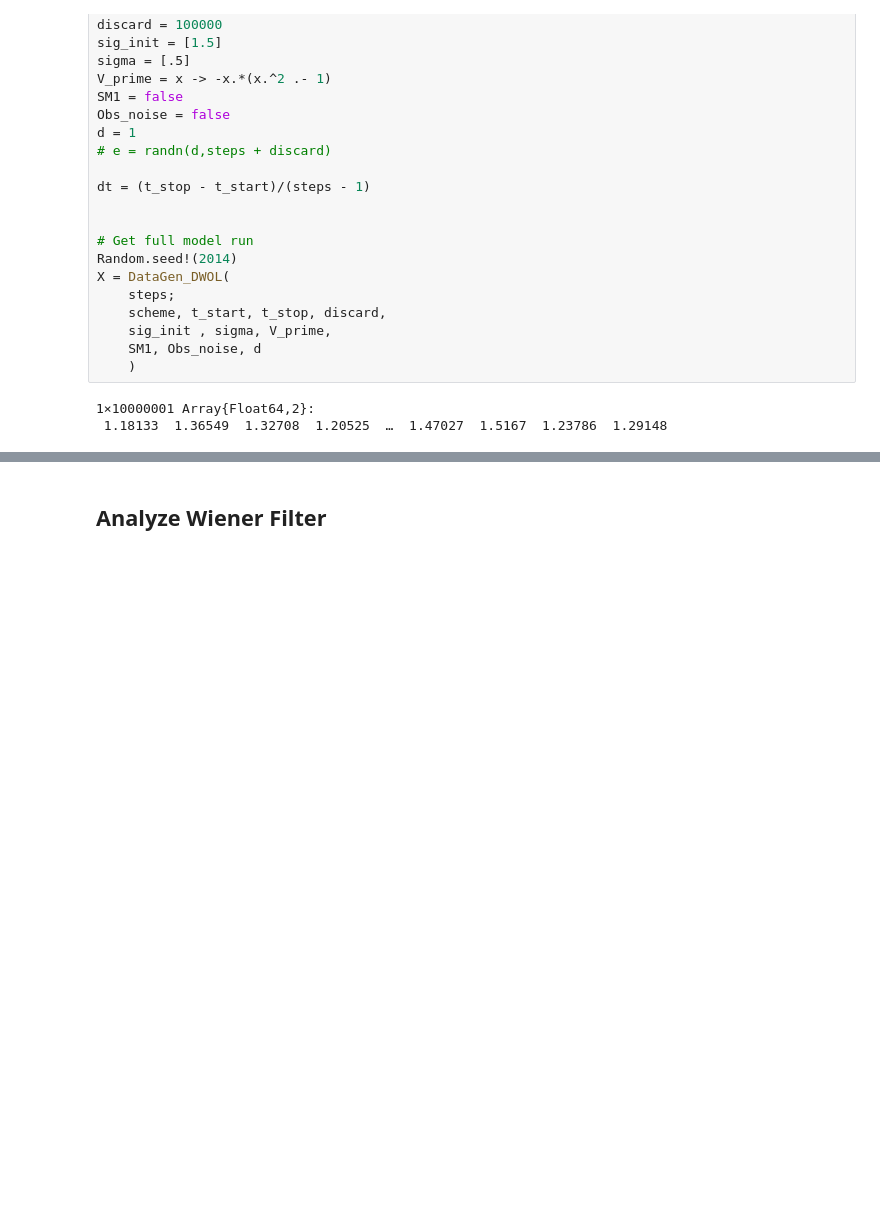
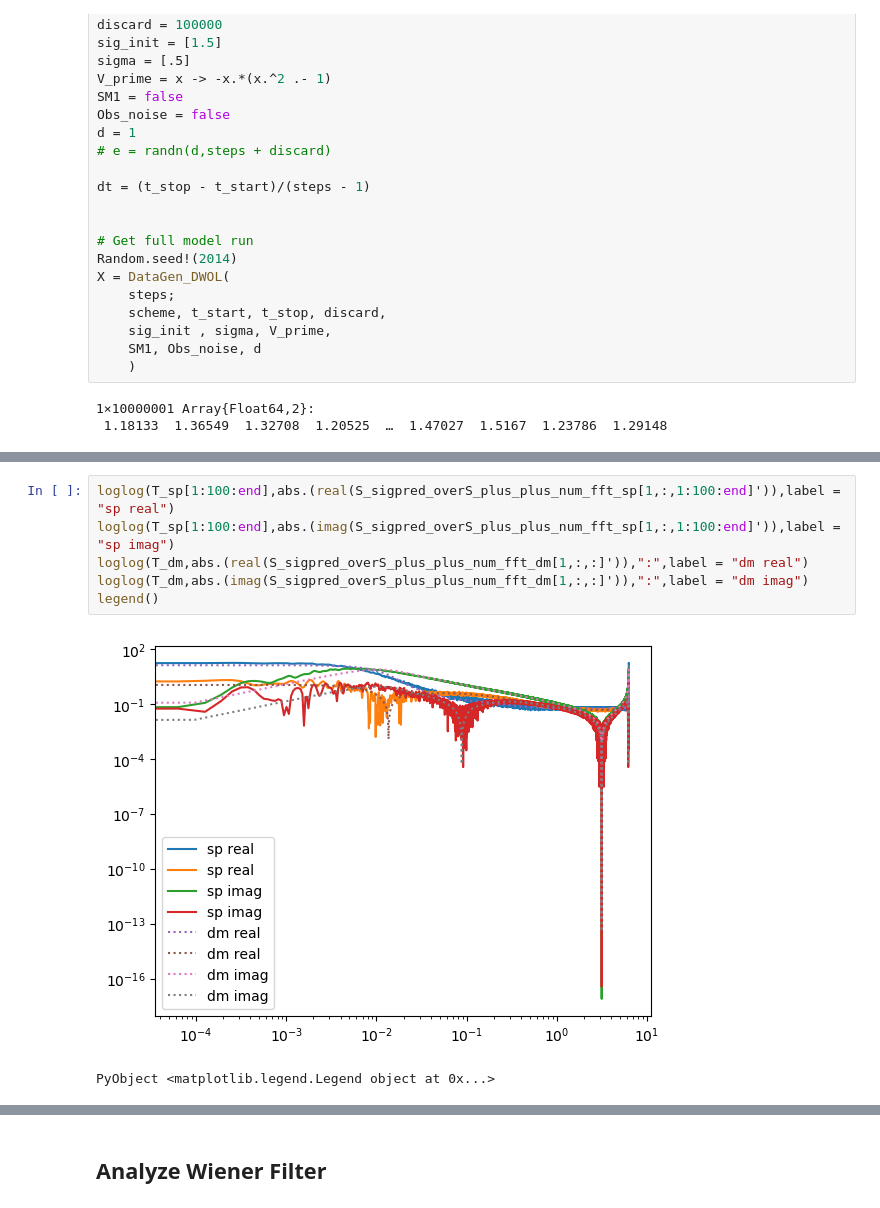
Before and after one commit to JaredMcB/DDRM, a Jupyter notebook: Examples/Testers/Tester DWOL.ipynb, the cells around one changed output, grey strips where cells are left out. Drawn from its saved outputs; the diff is of its cells as text; blank space fills up the shorter version.

```diff
--- a/Examples/Testers/Tester DWOL.ipynb
+++ b/Examples/Testers/Tester DWOL.ipynb
@@ -66,0 +131,9 @@ dt
+# %%
+loglog(T_sp[1:100:end],abs.(real(S_sigpred_overS_plus_plus_num_fft_sp[1,:,1:100:end]')),label = "sp real")
+loglog(T_sp[1:100:end],abs.(imag(S_sigpred_overS_plus_plus_num_fft_sp[1,:,1:100:end]')),label = "sp imag")
+loglog(T_dm,abs.(real(S_sigpred_overS_plus_plus_num_fft_dm[1,:,:]')),":",label = "dm real")
+loglog(T_dm,abs.(imag(S_sigpred_overS_plus_plus_num_fft_dm[1,:,:]')),":",label = "dm imag")
+legend()
+# %% [output]
+[figure, added]
+PyObject <matplotlib.legend.Legend object at 0x...>
```
Also changed, not shown: parts of 15 cells of this notebook.
